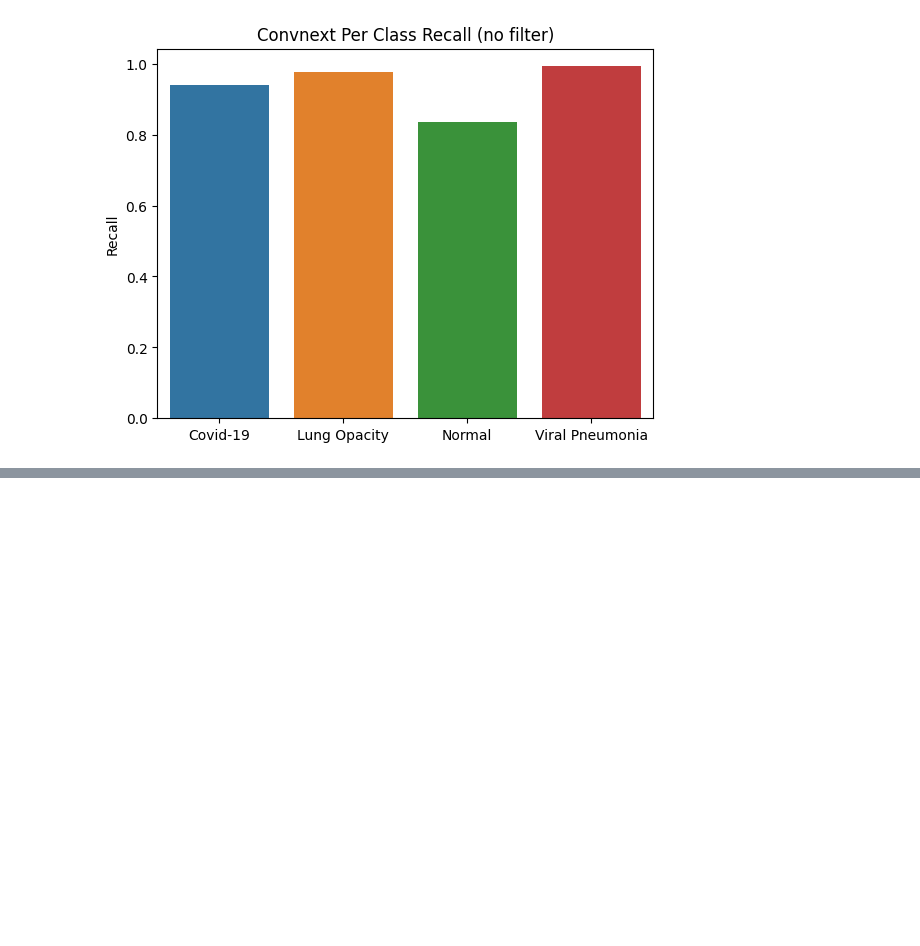
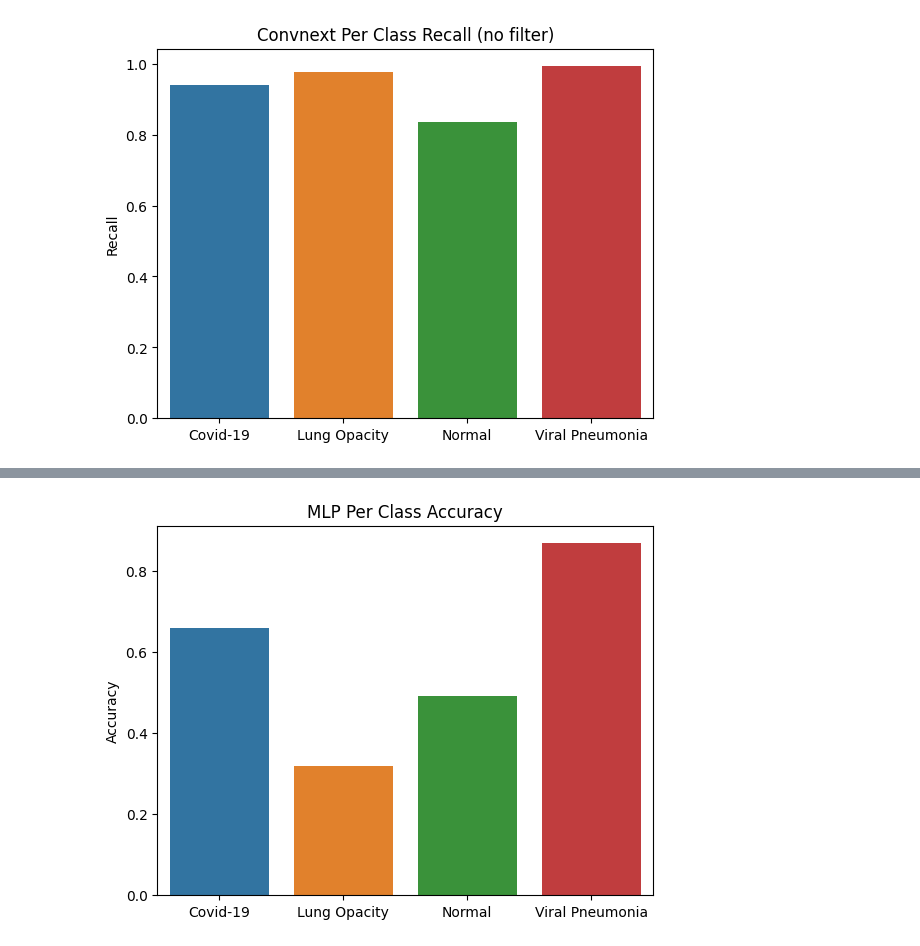
Before and after one commit to Antonio-Tresol/ML_Project_II_Image_classification, a Jupyter notebook: metrics/metrics_analysis.ipynb, the cells around one changed output, grey strips where cells are left out. Saved outputs shown, nothing was run; the diff lists cells and outputs as text; code cells hidden in the pictures; blank space fills up the shorter version.

```diff
--- a/metrics/metrics_analysis.ipynb
+++ b/metrics/metrics_analysis.ipynb
@@ -99,0 +120,4 @@ plot_per_class_metric(data=convnext_per_class_metrics_no_filter, metric_name='Re
+# %%
+plot_per_class_metric(data=mlp_per_class_metrics, metric_name='Accuracy', title="MLP Per Class Accuracy")
+# %% [output]
+[figure, added]
```
Also changed, not shown: parts of 6 cells of this notebook.
